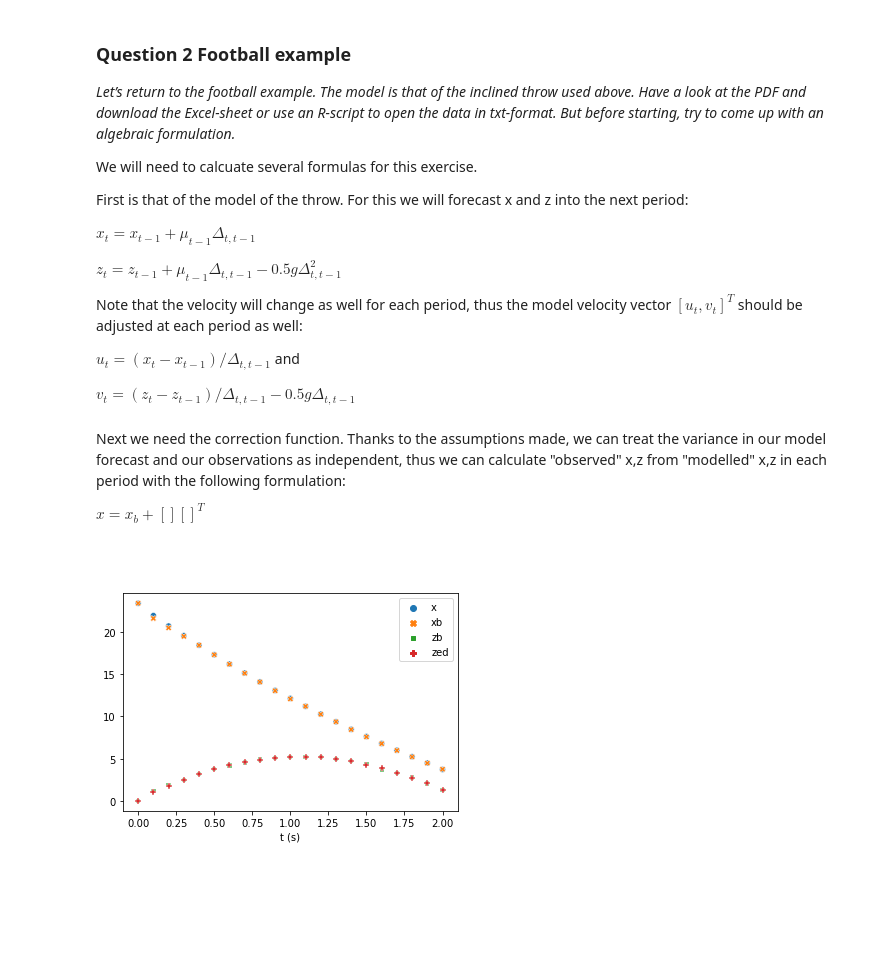
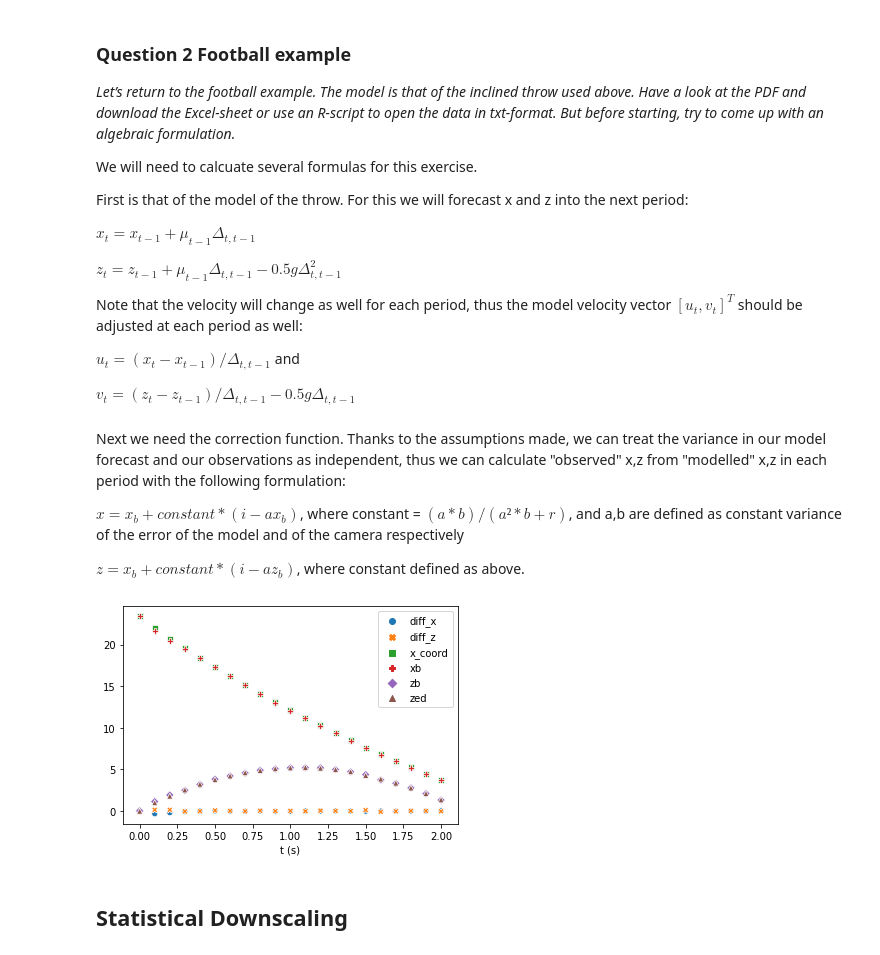
Before and after one commit to thorerismann/wcdata, a Jupyter notebook: module_1.ipynb, the cells around one changed output. Drawn from its saved outputs; the diff is of its cells as text; code cells hidden in the pictures; blank space fills up the shorter version.

```diff
--- a/module_1.ipynb
+++ b/module_1.ipynb
@@ -434,22 +438,35 @@ $u_{t} = (x_{t}-x_{t-1})/\Delta_{t,t-1}$ and
 
 $v_t = (z_{t}-z_{t-1})/\Delta_{t,t-1}- 0.5g\Delta_{t,t-1}$
 # %%
+# import the data
+mydf = pd.read_csv("Reanalysis_DataAssimilation_Exercise2.csv")
+
+# declare needed constants
+g = 9.80665
+a = 44.2
+b = .01
+r = 9
+k = 500
+const = a*b/(a*a*b+r)
+
 # define forecast function for x and z
 
 def forecast_func(i):
     # forecast xb(t) zb(t) from x(t-1) z(t-1)
-    mydf.at[i,"xb"] = mydf.at[i-1,"x"]+ mydf.at[i-1,"u"]*0.1
+    mydf.at[i,"xb"] = mydf.at[i-1,"x_coord"]+ mydf.at[i-1,"u"]*0.1
     mydf.at[i,"zb"] = mydf.at[i-1,"zed"]+ mydf.at[i-1,"w"]*0.1-0.5*g*.01
     return
 
 # define recalculation of speed function from observed
 def speed_func(i):
     # recalculate velocity from xt, xt-1, z,zt-1
-    mydf.at[i,"u"] = (mydf.at[i,"x"]-mydf.at[i-1,"x"])/.1
+    mydf.at[i,"u"] = (mydf.at[i,"x_coord"]-mydf.at[i-1,"x_coord"])/.1
     mydf.at[i,"w"] = (mydf.at[i,"zed"]-mydf.at[i-1,"zed"])/.1 - 0.5*g*.1
     return
 # %% [markdown]
 Next we need the correction function. Thanks to the assumptions made, we can treat the variance in our model forecast and our observations as independent, thus we can calculate "observed" x,z from "modelled" x,z in each period with the following formulation:
 
-$x = x_b + [][]^T$
+$x = x_b + constant*(i-ax_b)$, where constant = $(a*b)/(a²*b+r)$, and a,b are defined as constant variance of the error of the model and of the camera respectively
+
+$z = x_b + constant*(i-az_b)$, where constant defined as above.
 # %%
@@ -462,2 +487,14 @@ def correct_func(index):
+# %%
+# graph data to visually inspect
+
+#check differences between observed and calculated for each step
+mydf["diff_z"]= mydf.zb-mydf.zed
+mydf["diff_x"]= mydf.xb-mydf.x_coord
+mydata = mydf[["t (s)","xb","x_coord","zed","zb","diff_z","diff_x"]].copy()
+mydata = mydata.pivot_table(index = "t (s)")
+sns.scatterplot(data = mydata)
+plt.show()
+# %% [output]
+[figure, added]
 # %% [markdown]
-##
+## Statistical Downscaling
@@ -472,9 +500,0 @@ while i < 21:
-# %%
-# graph data to visually inspect
-
-mydata = mydf[["t (s)","xb","x","zed","zb"]].copy()
-mydata = mydata.pivot_table(index = "t (s)")
-sns.scatterplot(data = mydata)
-plt.show()
-# %% [output]
-[figure, removed]
```
Also changed, not shown: parts of 13 cells of this notebook, 4 other files.
